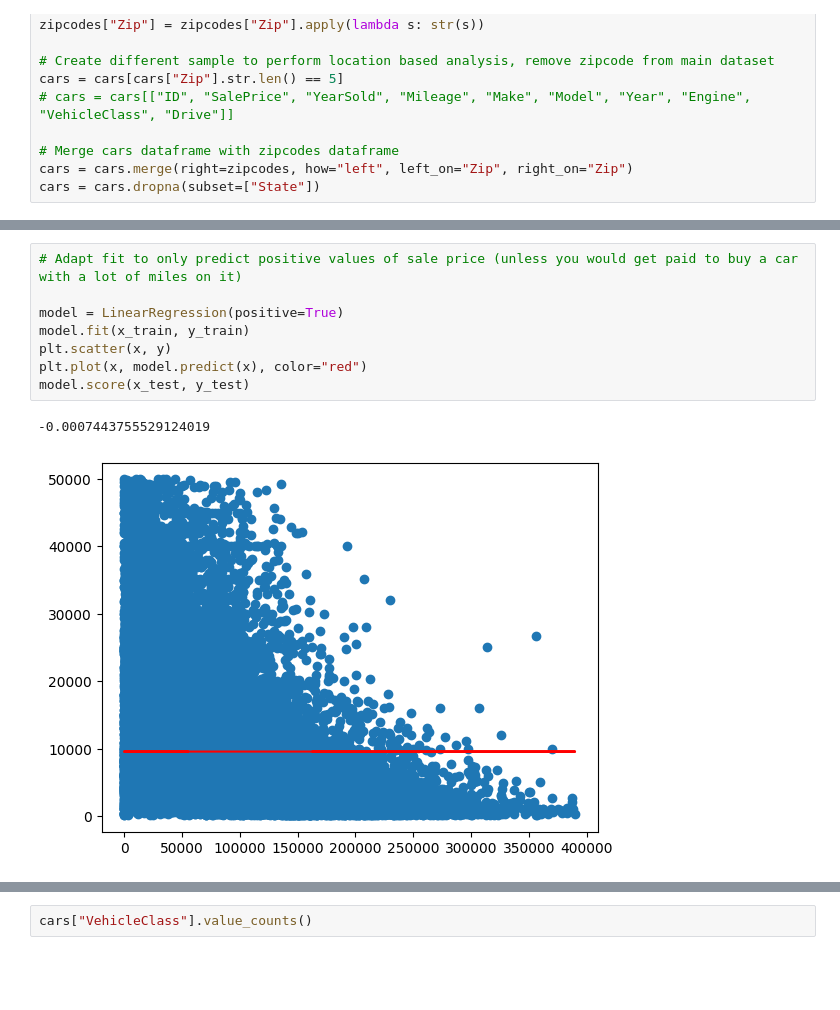
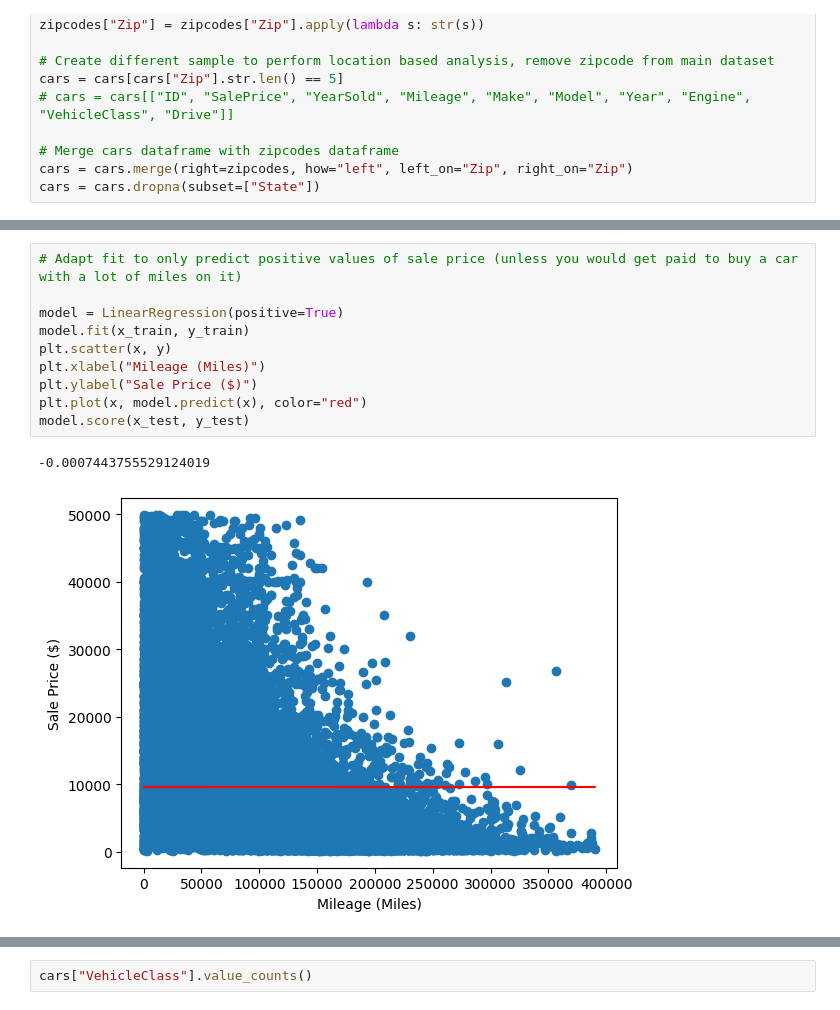
Before and after one commit to briansmy/CSE487, a Jupyter notebook: Project/car_sales.ipynb, the cells around one changed output, grey strips where cells are left out. Saved outputs shown, nothing was run; the diff lists cells and outputs as text; blank space fills up the shorter version.

```diff
--- a/Project/car_sales.ipynb
+++ b/Project/car_sales.ipynb
@@ -332,14 +337,16 @@ model.score(x_test, y_test)
 # %%
 # Adapt fit to only predict positive values of sale price (unless you would get paid to buy a car with a lot of miles on it)
 
 model = LinearRegression(positive=True)
 model.fit(x_train, y_train)
 plt.scatter(x, y)
+plt.xlabel("Mileage (Miles)")
+plt.ylabel("Sale Price ($)")
 plt.plot(x, model.predict(x), color="red")
 model.score(x_test, y_test)
 # %% [output]
 -0.0007443755529124019
-[figure, old version]
+[figure, new version]
 # %%
 # Model only predicts positive sale prices but not the fit is really bad
 # Maybe we can instead establish a relationship between SalePrice and MilesPerYear
```
Also changed, not shown: parts of 15 cells of this notebook.
